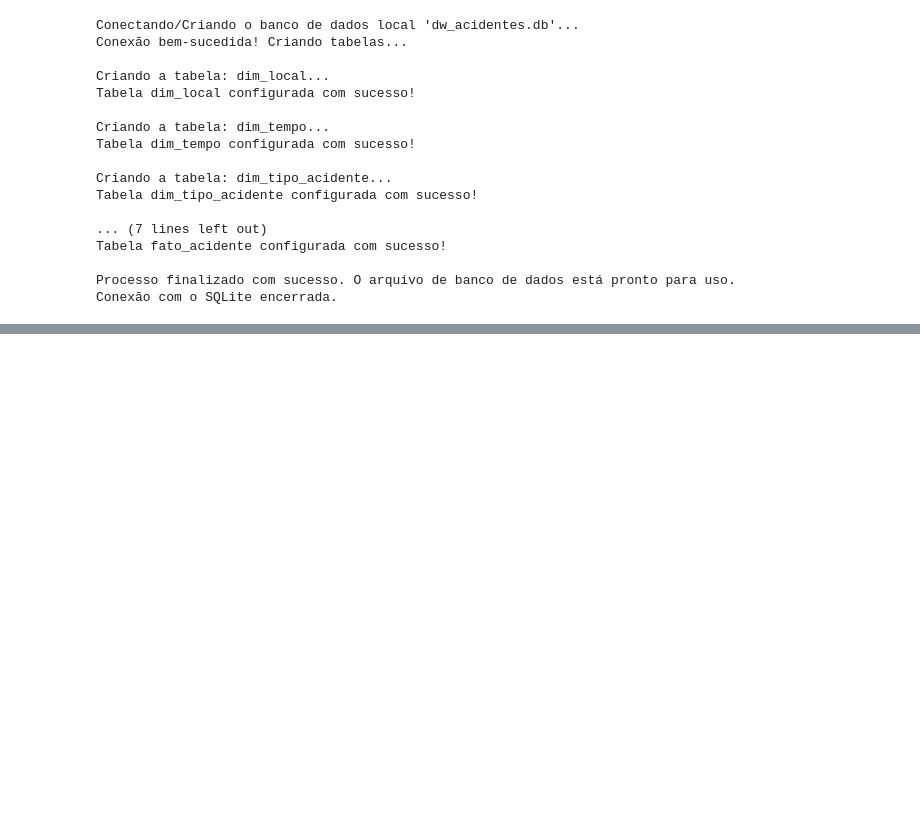
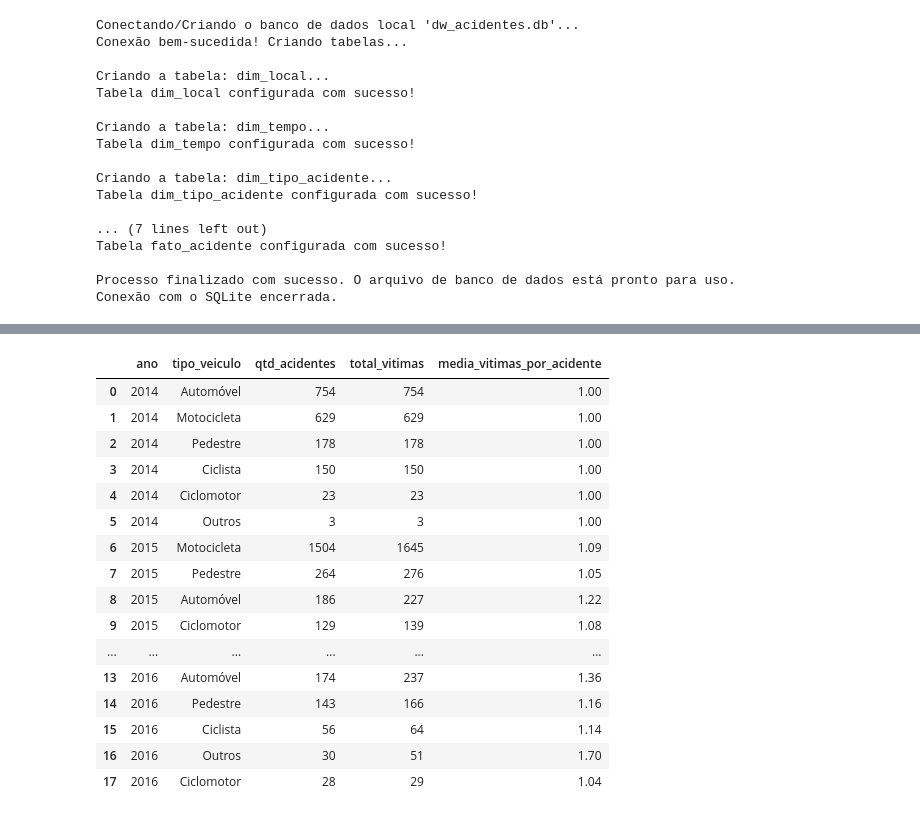
Before and after one commit to annecollier/Projeto-de-Integracao, a Jupyter notebook: pipelns/Pipeline_ETL_Acidentes.ipynb, the cells around one changed output, grey strips where cells are left out. Saved outputs shown, nothing was run; the diff lists cells and outputs as text; code cells hidden in the pictures; blank space fills up the shorter version.

Commit message:
Fix: Made the ETL output closer to the ELT

```diff
--- a/pipelns/Pipeline_ETL_Acidentes.ipynb
+++ b/pipelns/Pipeline_ETL_Acidentes.ipynb
@@ -199,10 +268,10 @@ df_consolidado = df_consolidado.dropna(subset=['data'])
 def classificar_veiculo(tipo):
     tipo = str(tipo).upper()
 
-    if 'CICLOMOT' in tipo:
+    if tipo.startswith('MOTO'):
+        return 'Motocicleta'
+    if tipo.startswith('CICLOMOT'):
         return 'Ciclomotor'
-    if 'MOTO' in tipo:
-        return 'Motocicleta'
     if 'AUTOM' in tipo or 'COLIS' in tipo:
         return 'Automóvel'
     if 'CICLISTA' in tipo:
@@ -601,3 +692,11 @@ Iniciando a carga dos dados no SQLite...
 
 [SUCESSO] Todo o Data Warehouse foi populado corretamente!
 Conexão com o SQLite encerrada.
+# %%
+con = sqlite3.connect("/content/drive/MyDrive/Projeto_integracao/outputs/etl/dw_acidentes.db")
+
+pd.read_sql_query("""
+SELECT name
+FROM sqlite_master
+WHERE type = 'table'
+""", con)
@@ -603,0 +780,43 @@ Conexão com o SQLite encerrada.
+# %%
+# =========================================================================
+# Modelo de consulta
+# =========================================================================
+
+consulta = """
+SELECT
+    t.ano,
+    v.tipo_veiculo,
+    COUNT(*) AS qtd_acidentes,
+    SUM(f.quantidade_vitimas) AS total_vitimas,
+    ROUND(AVG(f.quantidade_vitimas), 2) AS media_vitimas_por_acidente
+FROM fato_acidente f
+JOIN dim_tempo t USING(sk_tempo)
+JOIN dim_veiculo v USING(sk_veiculo)
+GROUP BY
+    t.ano,
+    v.tipo_veiculo
+ORDER BY
+    t.ano,
+    qtd_acidentes DESC;
+"""
+
+resultado = pd.read_sql_query(consulta, con)
+display(resultado)
+# %% [output]
+|  | ano | tipo_veiculo | qtd_acidentes | total_vitimas | media_vitimas_por_acidente |
+| 0 | 2014 | Automóvel | 754 | 754 | 1.00 |
+| 1 | 2014 | Motocicleta | 629 | 629 | 1.00 |
+| 2 | 2014 | Pedestre | 178 | 178 | 1.00 |
+| 3 | 2014 | Ciclista | 150 | 150 | 1.00 |
+| 4 | 2014 | Ciclomotor | 23 | 23 | 1.00 |
+| 5 | 2014 | Outros | 3 | 3 | 1.00 |
+| 6 | 2015 | Motocicleta | 1504 | 1645 | 1.09 |
+| 7 | 2015 | Pedestre | 264 | 276 | 1.05 |
+| 8 | 2015 | Automóvel | 186 | 227 | 1.22 |
+| 9 | 2015 | Ciclomotor | 129 | 139 | 1.08 |
+| ... | ... | ... | ... | ... | ... |
+| 13 | 2016 | Automóvel | 174 | 237 | 1.36 |
+| 14 | 2016 | Pedestre | 143 | 166 | 1.16 |
+| 15 | 2016 | Ciclista | 56 | 64 | 1.14 |
+| 16 | 2016 | Outros | 30 | 51 | 1.70 |
+| 17 | 2016 | Ciclomotor | 28 | 29 | 1.04 |
```
Also changed, not shown: parts of 9 cells of this notebook.
